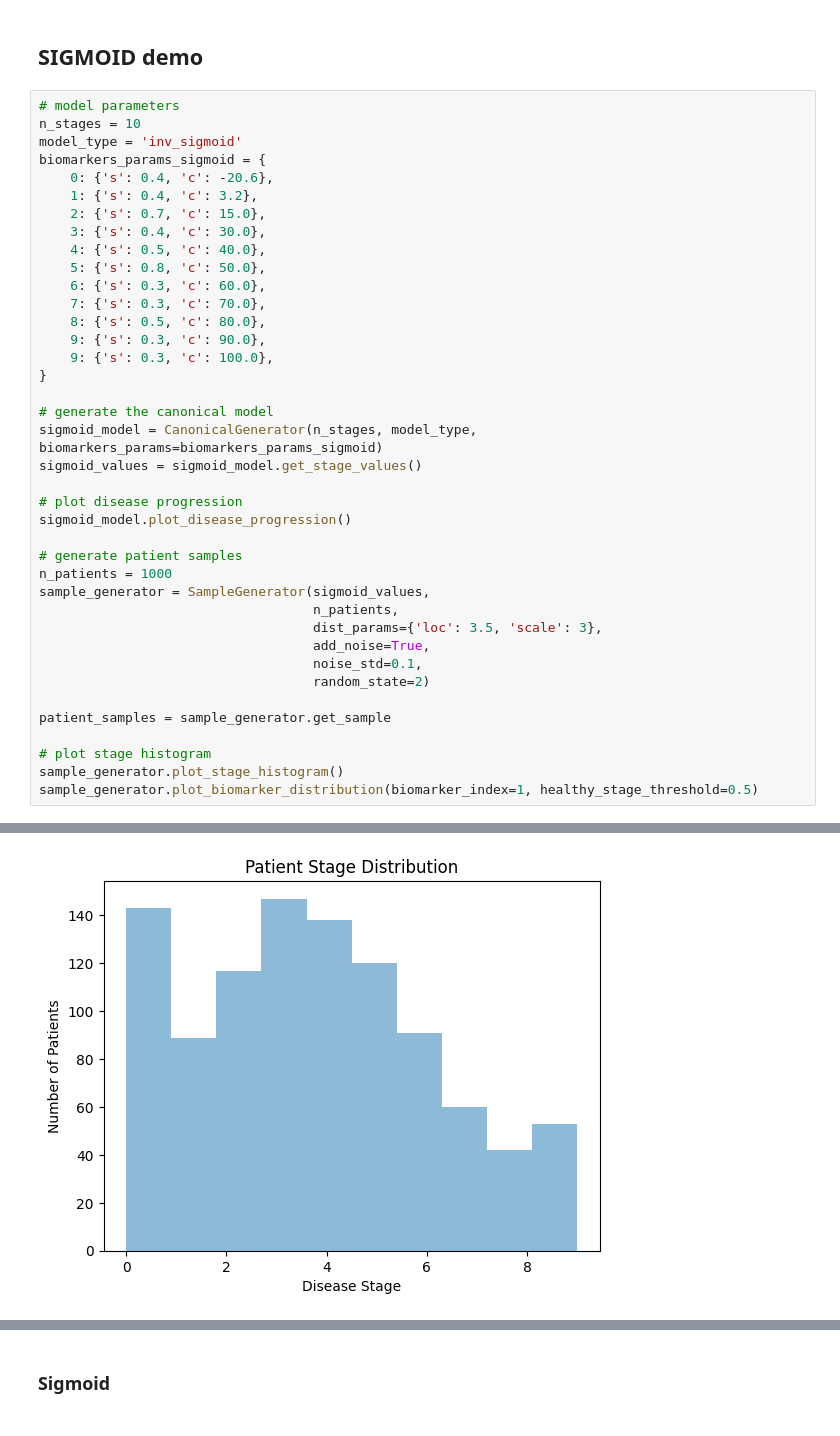
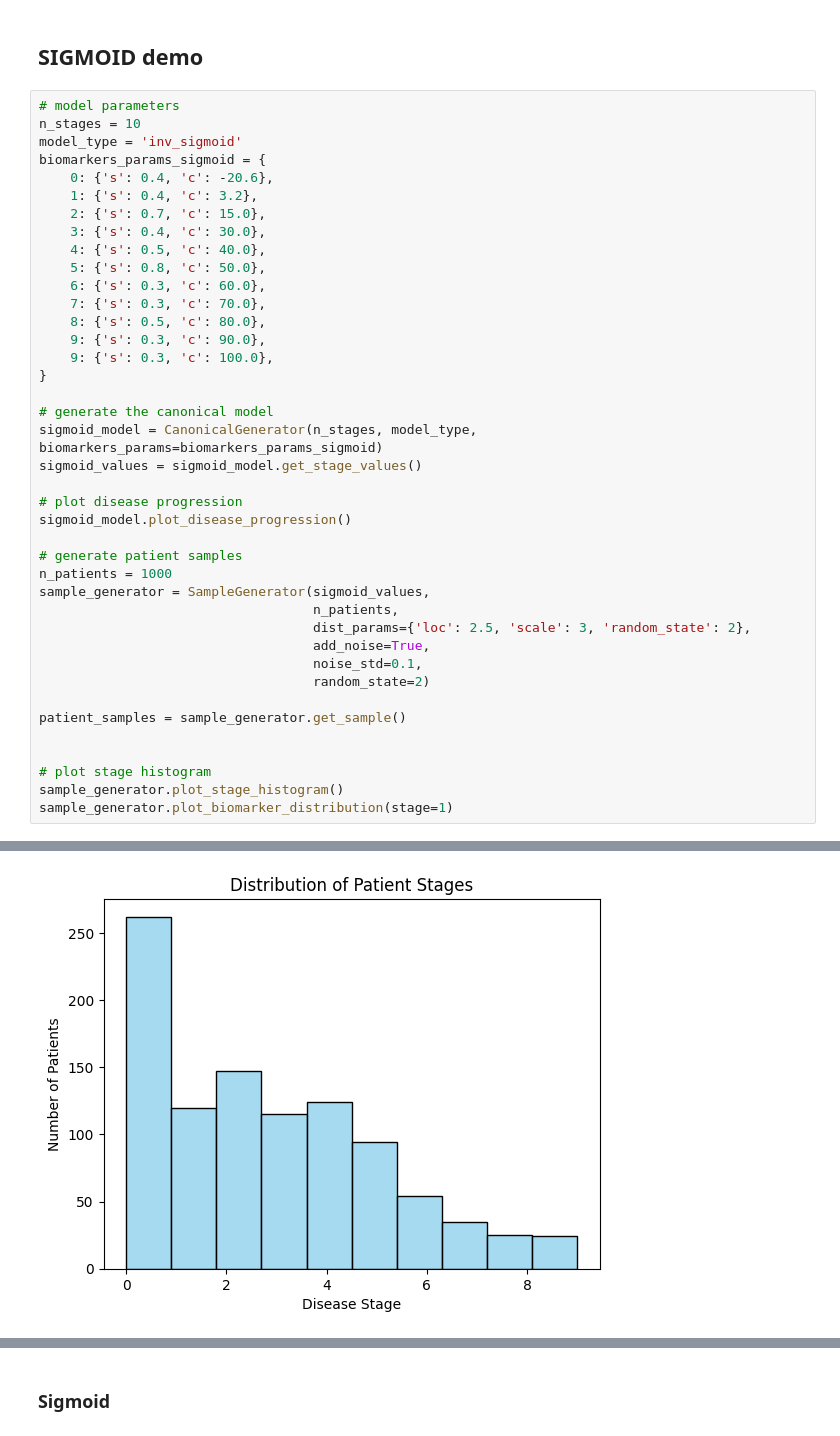
Before and after one commit to LAMCIG/Progression_models_simulations, a Jupyter notebook: notebooks/8-progression_model_simulator.ipynb, the cells around one changed output, grey strips where cells are left out. Drawn from its saved outputs; the diff is of its cells as text.

Commit message:
removed useless files, new notebook import, updated sample generator

```diff
--- a/notebooks/8-progression_model_simulator.ipynb
+++ b/notebooks/8-progression_model_simulator.ipynb
@@ -36,34 +36,35 @@ biomarkers_params_sigmoid = {
     3: {'s': 0.4, 'c': 30.0},
     4: {'s': 0.5, 'c': 40.0},
     5: {'s': 0.8, 'c': 50.0},
     6: {'s': 0.3, 'c': 60.0},
     7: {'s': 0.3, 'c': 70.0},
     8: {'s': 0.5, 'c': 80.0},
     9: {'s': 0.3, 'c': 90.0},
     9: {'s': 0.3, 'c': 100.0},
 }
 
 # generate the canonical model
 sigmoid_model = CanonicalGenerator(n_stages, model_type, biomarkers_params=biomarkers_params_sigmoid)
 sigmoid_values = sigmoid_model.get_stage_values()
 
 # plot disease progression
 sigmoid_model.plot_disease_progression()
 
 # generate patient samples
 n_patients = 1000
 sample_generator = SampleGenerator(sigmoid_values,
                                    n_patients,
-                                   dist_params={'loc': 3.5, 'scale': 3},
+                                   dist_params={'loc': 2.5, 'scale': 3, 'random_state': 2},
                                    add_noise=True,
                                    noise_std=0.1,
                                    random_state=2)
 
-patient_samples = sample_generator.get_sample
+patient_samples = sample_generator.get_sample()
+
 
 # plot stage histogram
 sample_generator.plot_stage_histogram()
-sample_generator.plot_biomarker_distribution(biomarker_index=1, healthy_stage_threshold=0.5)
+sample_generator.plot_biomarker_distribution(stage=1)
 # %% [output]
 [figure]
-[figure, old version]
+[figure, new version]
```
Also changed, not shown: parts of 5 cells of this notebook, 10 other files.
